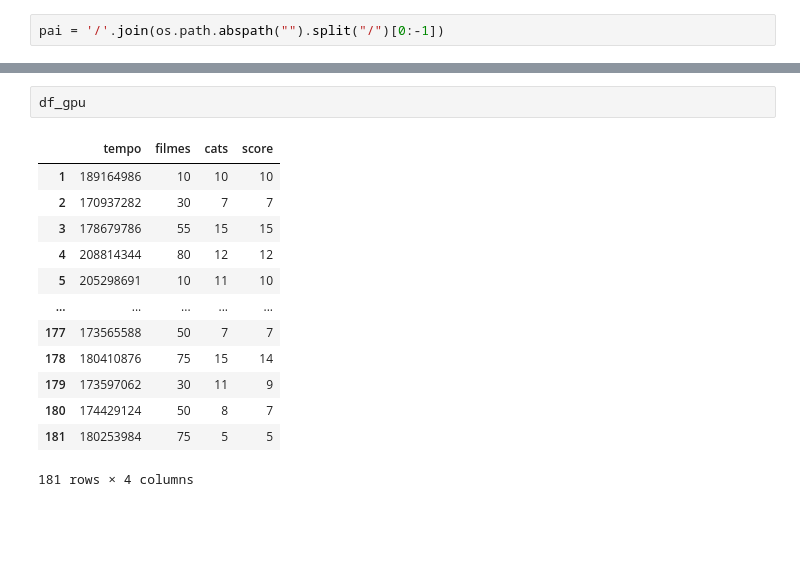
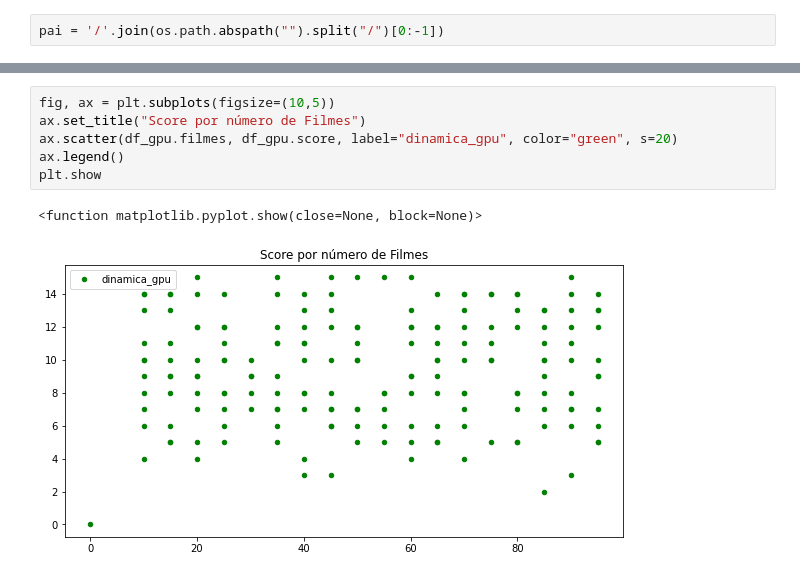
Before and after one commit to Antonioarf/Proj_SuperComp, a Jupyter notebook: python/graficos.ipynb, the cells around one changed output, grey strips where cells are left out. Cells and saved outputs as stored; diff of their text form; blank space fills up the shorter version.

```diff
--- a/python/graficos.ipynb
+++ b/python/graficos.ipynb
@@ -62,16 +83,9 @@ plt.show
-# %%
-df_gpu
-# %% [output]
-|  | tempo | filmes | cats | score |
-| 1 | 189164986 | 10 | 10 | 10 |
-| 2 | 170937282 | 30 | 7 | 7 |
-| 3 | 178679786 | 55 | 15 | 15 |
-| 4 | 208814344 | 80 | 12 | 12 |
-| 5 | 205298691 | 10 | 11 | 10 |
-| ... | ... | ... | ... | ... |
-| 177 | 173565588 | 50 | 7 | 7 |
-| 178 | 180410876 | 75 | 15 | 14 |
-| 179 | 173597062 | 30 | 11 | 9 |
-| 180 | 174429124 | 50 | 8 | 7 |
-| 181 | 180253984 | 75 | 5 | 5 |
-181 rows × 4 columns
+# %%
+fig, ax = plt.subplots(figsize=(10,5))
+ax.set_title("Score por número de Filmes")
+ax.scatter(df_gpu.filmes, df_gpu.score, label="dinamica_gpu", color="green", s=20)
+ax.legend()
+plt.show
+# %% [output]
+<function matplotlib.pyplot.show(close=None, block=None)>
+[figure, added]
```
Also changed, not shown: parts of 7 cells of this notebook, 9 other files.
